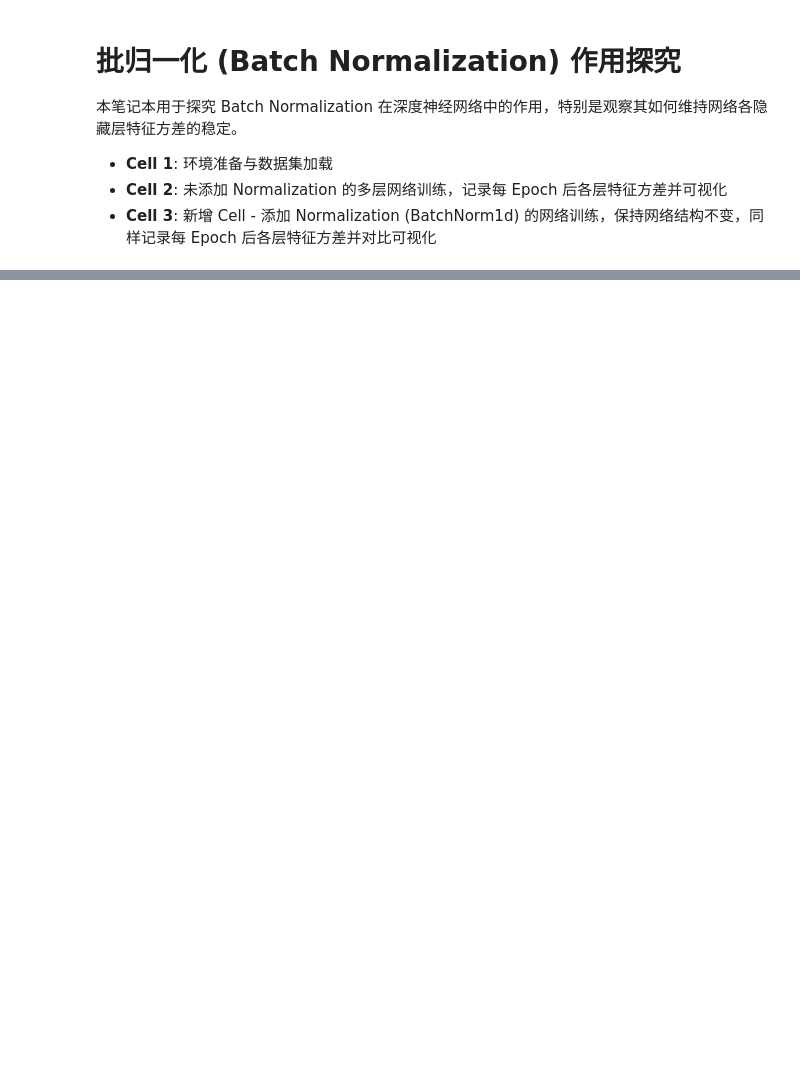
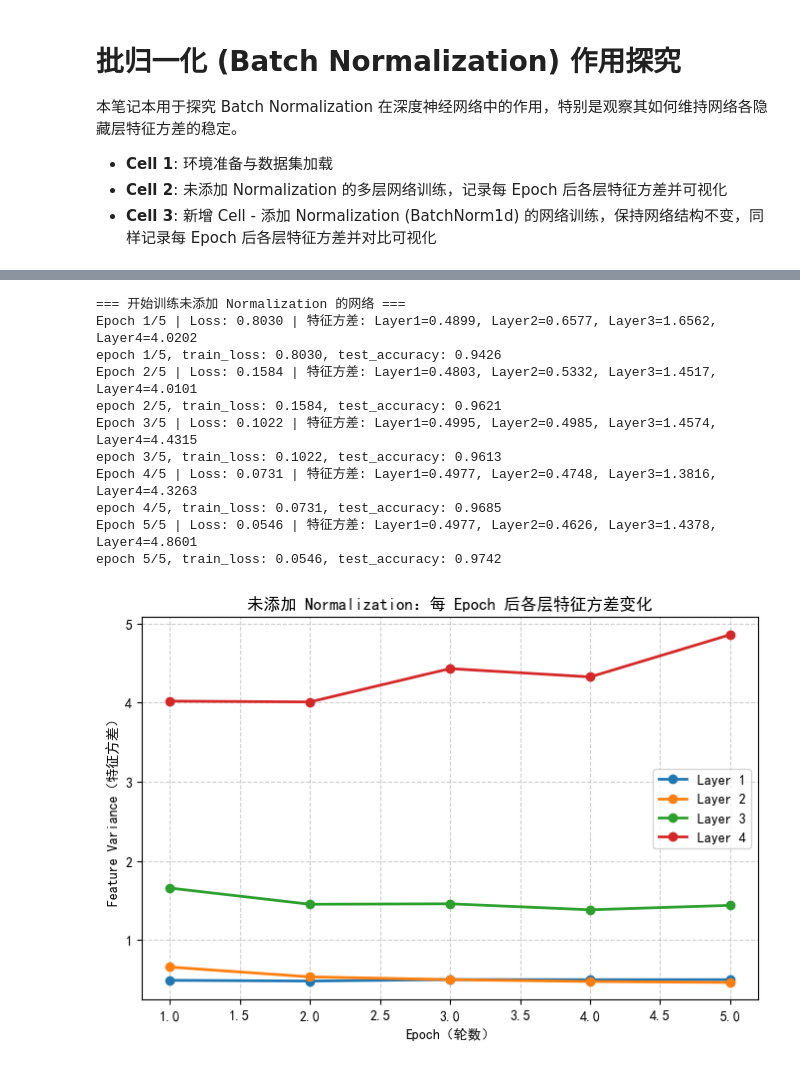
Before and after one commit to WangSen679/DL_qx2io, a Jupyter notebook: scripts/11Normalization/11Normalization.ipynb, the cells around one changed output, grey strips where cells are left out. Saved outputs shown, nothing was run; the diff lists cells and outputs as text; code cells hidden in the pictures; blank space fills up the shorter version.

```diff
--- a/scripts/11Normalization/11Normalization.ipynb
+++ b/scripts/11Normalization/11Normalization.ipynb
@@ -58,6 +61,15 @@ class DeepMLP_NoBN(nn.Module):
         h4 = F.relu(self.fc4(h3))
         out = self.fc5(h4)
         return out, [h1, h2, h3, h4]
+
+    def forward(self, x):
+        x = x.view(-1, 784)
+        h1 = F.relu(self.fc1(x))
+        h2 = F.relu(self.fc2(h1))
+        h3 = F.relu(self.fc3(h2))
+        h4 = F.relu(self.fc4(h3))
+        out = self.fc5(h4)
+        return out
 
 def get_layer_variances(model, data_loader):
     """计算各隐藏层特征在整个测试集上的方差"""
@@ -86,33 +98,61 @@ print("=== 开始训练未添加 Normalization 的网络 ===")
 for epoch in range(epochs):
     model_nobn.train()
     running_loss = 0.0
+    n_samples = 0
     for xb, yb in train_loader:
         optimizer_nobn.zero_grad()
         logits, _ = model_nobn.forward_features(xb)
         loss = loss_fn(logits, yb)
         loss.backward()
         optimizer_nobn.step()
         running_loss += loss.item() * yb.size(0)
+        n_samples += yb.size(0)
 
     # 统计本 Epoch 结束后每层特征的方差
     vars_epoch = get_layer_variances(model_nobn, test_loader)
     variances_nobn_history.append(vars_epoch)
 
+    model_nobn.eval()
+    correct = 0
+    with torch.no_grad():
+        for xb, yb in test_loader:
+            logits = model_nobn(xb)
+            pred = logits.argmax(dim=1)
+            correct += (pred == yb).sum().item()
+
+    train_losses_v2, test_losses_v2 = [], []  # 记录训练集和测试集的损失
+    train_losses_v2.append(running_loss / n_samples)
+    test_losses_v2.append(correct / len(test_set))
+
     print(f"Epoch {epoch+1}/{epochs} | Loss: {running_loss/len(train_set):.4f} | "
           f"特征方差: Layer1={vars_epoch[0]:.4f}, Layer2={vars_epoch[1]:.4f}, Layer3={vars_epoch[2]:.4f}, Layer4={vars_epoch[3]:.4f}")
+    print(f'epoch {epoch+1}/5, train_loss: {train_losses_v2[-1]:.4f}, test_accuracy: {test_losses_v2[-1]:.4f}')
 
 # 绘制未添加 Normalization 时各层特征方差曲线
 plt.figure(figsize=(8, 5))
 for layer_idx in range(4):
     vars_layer = [epoch_vars[layer_idx] for epoch_vars in variances_nobn_history]
     plt.plot(range(1, epochs + 1), vars_layer, marker='o', linewidth=2, label=f'Layer {layer_idx+1}')
 
 plt.xlabel('Epoch（轮数）')
 plt.ylabel('Feature Variance（特征方差）')
 plt.title('未添加 Normalization：每 Epoch 后各层特征方差变化')
 plt.grid(True, linestyle='--', alpha=0.6)
 plt.legend()
 plt.show()
+# %% [output]
+=== 开始训练未添加 Normalization 的网络 ===
+Epoch 1/5 | Loss: 0.8030 | 特征方差: Layer1=0.4899, Layer2=0.6577, Layer3=1.6562, Layer4=4.0202
+epoch 1/5, train_loss: 0.8030, test_accuracy: 0.9426
+Epoch 2/5 | Loss: 0.1584 | 特征方差: Layer1=0.4803, Layer2=0.5332, Layer3=1.4517, Layer4=4.0101
+epoch 2/5, train_loss: 0.1584, test_accuracy: 0.9621
+Epoch 3/5 | Loss: 0.1022 | 特征方差: Layer1=0.4995, Layer2=0.4985, Layer3=1.4574, Layer4=4.4315
+epoch 3/5, train_loss: 0.1022, test_accuracy: 0.9613
+Epoch 4/5 | Loss: 0.0731 | 特征方差: Layer1=0.4977, Layer2=0.4748, Layer3=1.3816, Layer4=4.3263
+epoch 4/5, train_loss: 0.0731, test_accuracy: 0.9685
+Epoch 5/5 | Loss: 0.0546 | 特征方差: Layer1=0.4977, Layer2=0.4626, Layer3=1.4378, Layer4=4.8601
+epoch 5/5, train_loss: 0.0546, test_accuracy: 0.9742
+[figure, added]
 # %%
 # === Cell 3: 新增 Cell - 添加 Normalization (BatchNorm1d) 的网络训练与特征方差统计 ===
 
```
Also changed, not shown: parts of 5 cells of this notebook, 1 other file.
